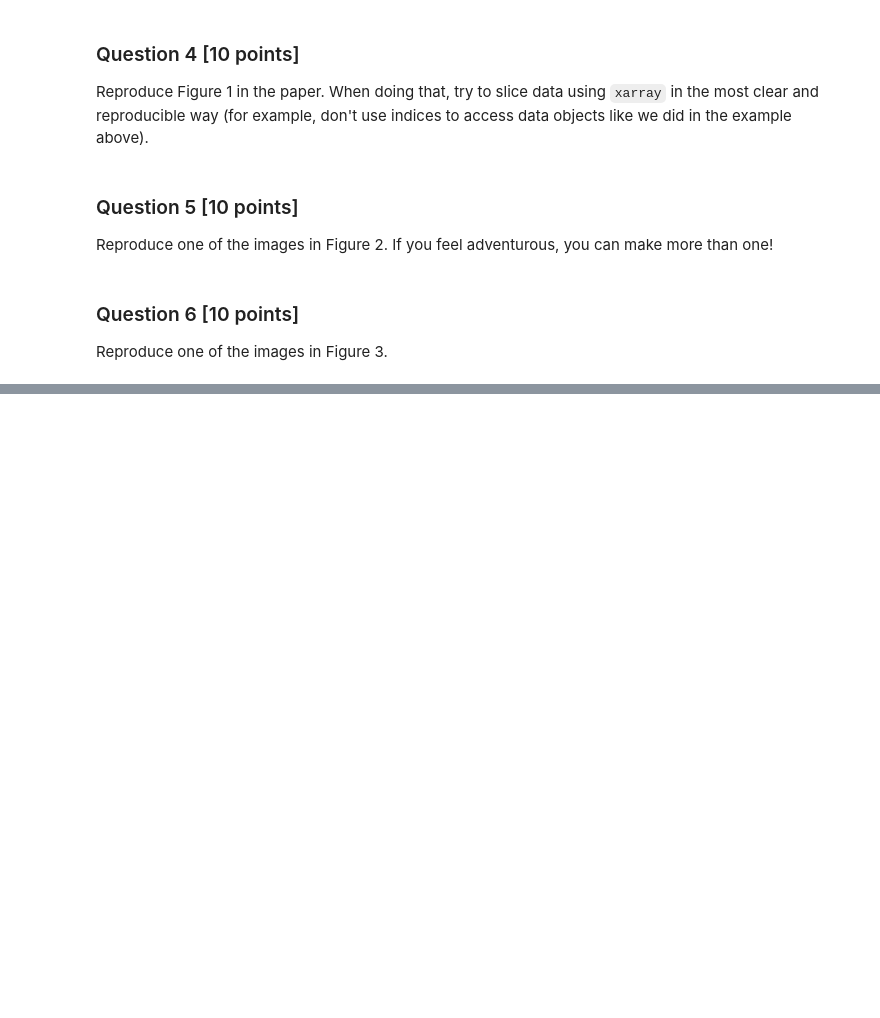
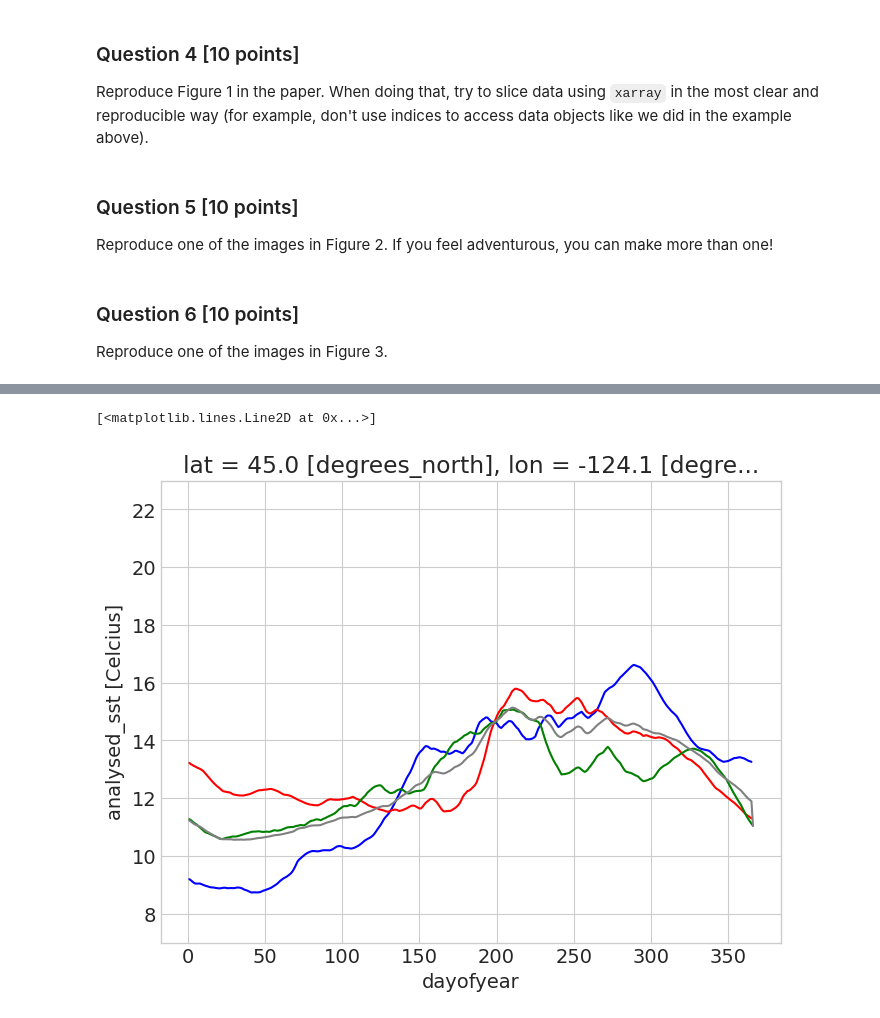
Before and after one commit to UCB-stat-159-s23/hw03-Group12, a Jupyter notebook: hw03-climate.ipynb, the cells around one changed output, grey strips where cells are left out. Drawn from its saved outputs; the diff is of its cells as text; code cells hidden in the pictures; blank space fills up the shorter version.

```diff
--- a/hw03-climate.ipynb
+++ b/hw03-climate.ipynb
@@ -268,0 +285,23 @@ Reproduce one of the images in Figure 3.
+# %%
+# Smooth with 30 day running mean
+newport_rolling = newport_ds.analysed_sst.rolling(time=30).mean()
+
+# Select year 2014, 2015, 2016
+newport_2014 = newport_rolling.sel(time="2014")
+newport_2015 = newport_rolling.sel(time="2015")
+newport_2016 = newport_rolling.sel(time="2016")
+
+newport_2014["time"] = newport_2014["time.dayofyear"]
+newport_2015["time"] = newport_2015["time.dayofyear"]
+newport_2016["time"] = newport_2016["time.dayofyear"]
+
+newport_2014.plot(ylim=(7,23), color="blue")
+newport_2015.plot(ylim=(7,23), color="red")
+newport_2016.plot(ylim=(7,23), color="green")
+
+#newport_ds.analysed_sst.sel(time=slice("2014","2016"))
+#.groupby("time.dayofyear").mean().plot(color="gray")
+newport_rolling.sel(time=slice("2014","2016")).groupby("time.dayofyear").mean().plot(color="gray")
+# %% [output]
+[<matplotlib.lines.Line2D at 0x...>]
+[figure, added]
```
Also changed, not shown: parts of 6 cells of this notebook.
